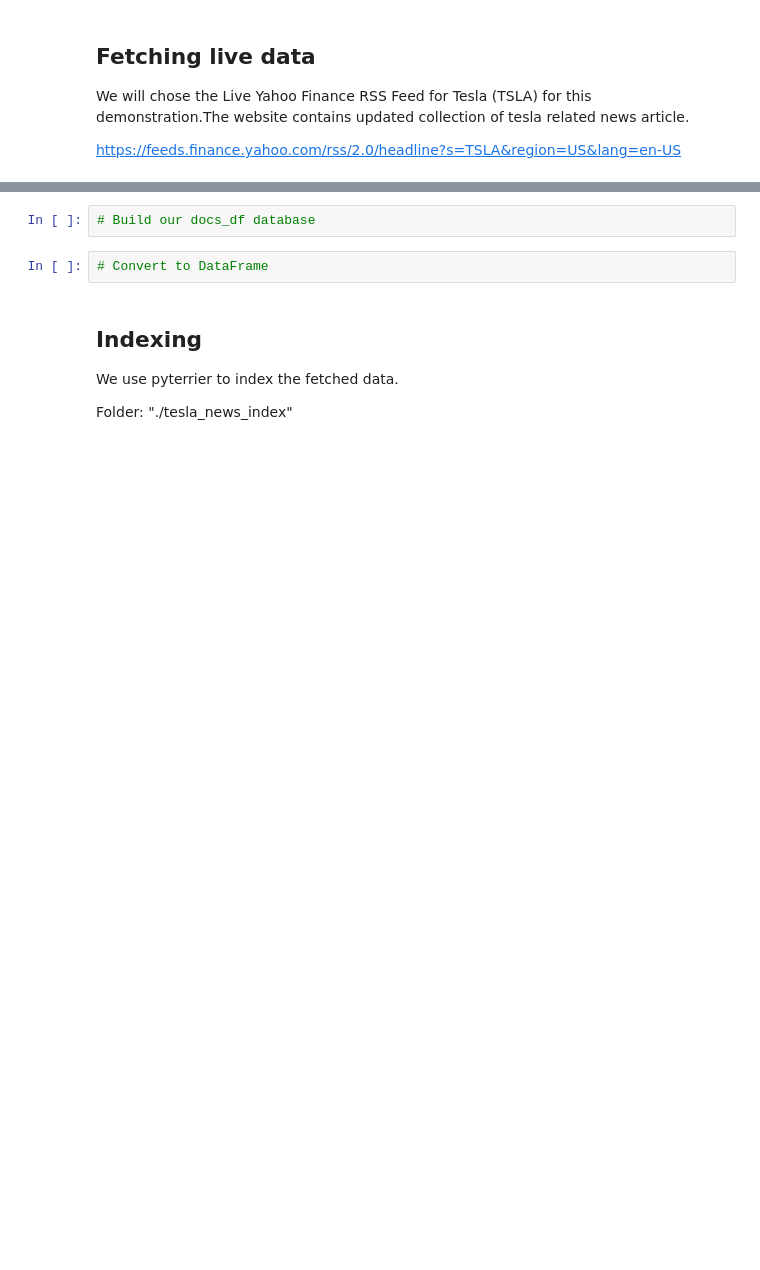
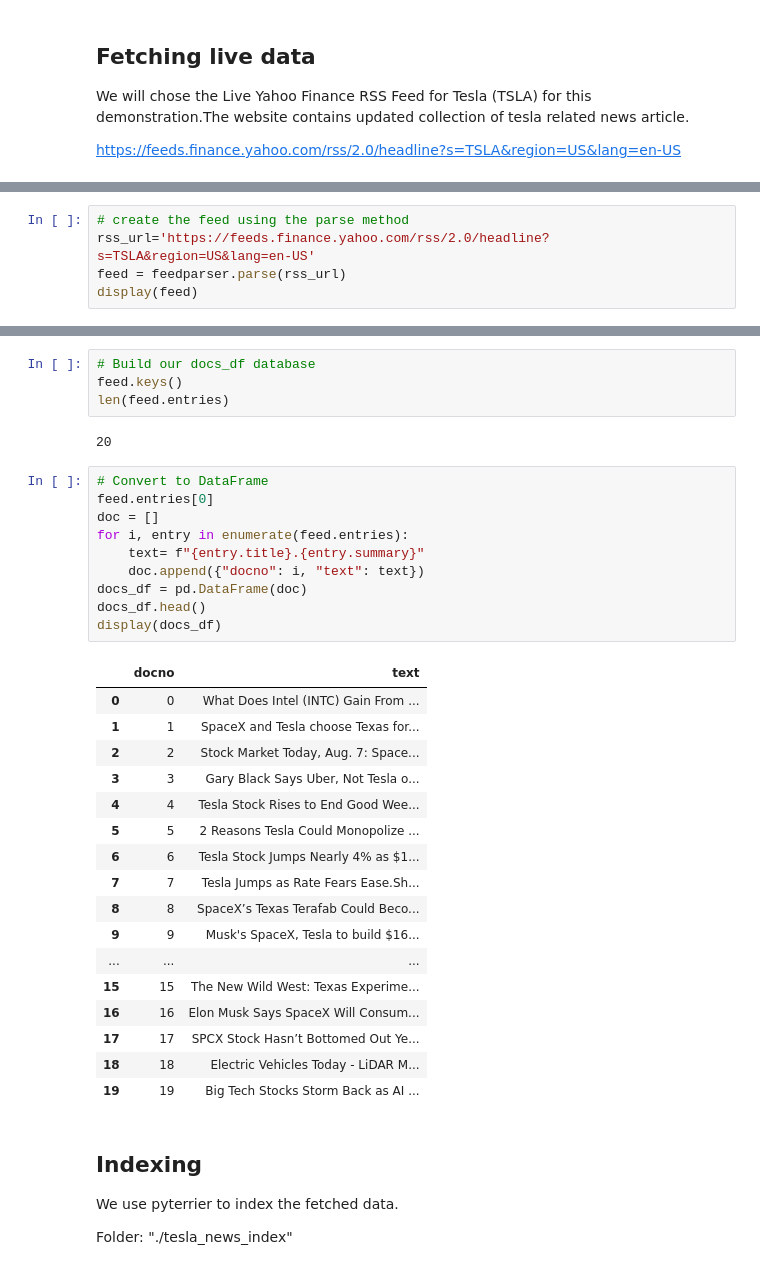
Before and after one commit to raisharad/GenerativeAIandAgenticAI, a Jupyter notebook: RAG.ipynb, the cells around one changed output, grey strips where cells are left out. Cells and saved outputs as stored; diff of their text form; blank space fills up the shorter version.

```diff
--- a/RAG.ipynb
+++ b/RAG.ipynb
@@ -120,0 +137,5 @@ https://feeds.finance.yahoo.com/rss/2.0/headline?s=TSLA&region=US&lang=en-US
+# %%
+# create the feed using the parse method
+rss_url='https://feeds.finance.yahoo.com/rss/2.0/headline?s=TSLA&region=US&lang=en-US'
+feed = feedparser.parse(rss_url)
+display(feed)
@@ -121,7 +160,37 @@ https://feeds.finance.yahoo.com/rss/2.0/headline?s=TSLA&region=US&lang=en-US
 # %%
 # Build our docs_df database
+feed.keys()
+len(feed.entries)
+# %% [output]
+20
-# %%
-# Convert to DataFrame
+# %%
+# Convert to DataFrame
+feed.entries[0]
+doc = []
+for i, entry in enumerate(feed.entries):
+    text= f"{entry.title}.{entry.summary}"
+    doc.append({"docno": i, "text": text})
+docs_df = pd.DataFrame(doc)
+docs_df.head()
+display(docs_df)
+# %% [output]
+|  | docno | text |
+| 0 | 0 | What Does Intel (INTC) Gain From ... |
+| 1 | 1 | SpaceX and Tesla choose Texas for... |
+| 2 | 2 | Stock Market Today, Aug. 7: Space... |
+| 3 | 3 | Gary Black Says Uber, Not Tesla o... |
+| 4 | 4 | Tesla Stock Rises to End Good Wee... |
+| 5 | 5 | 2 Reasons Tesla Could Monopolize ... |
+| 6 | 6 | Tesla Stock Jumps Nearly 4% as $1... |
+| 7 | 7 | Tesla Jumps as Rate Fears Ease.Sh... |
+| 8 | 8 | SpaceX’s Texas Terafab Could Beco... |
+| 9 | 9 | Musk's SpaceX, Tesla to build $16... |
+| ... | ... | ... |
+| 15 | 15 | The New Wild West: Texas Experime... |
+| 16 | 16 | Elon Musk Says SpaceX Will Consum... |
+| 17 | 17 | SPCX Stock Hasn’t Bottomed Out Ye... |
+| 18 | 18 | Electric Vehicles Today - LiDAR M... |
+| 19 | 19 | Big Tech Stocks Storm Back as AI ... |
 # %% [markdown]
 ## Indexing
 
```
Also changed, not shown: parts of 13 cells of this notebook.
